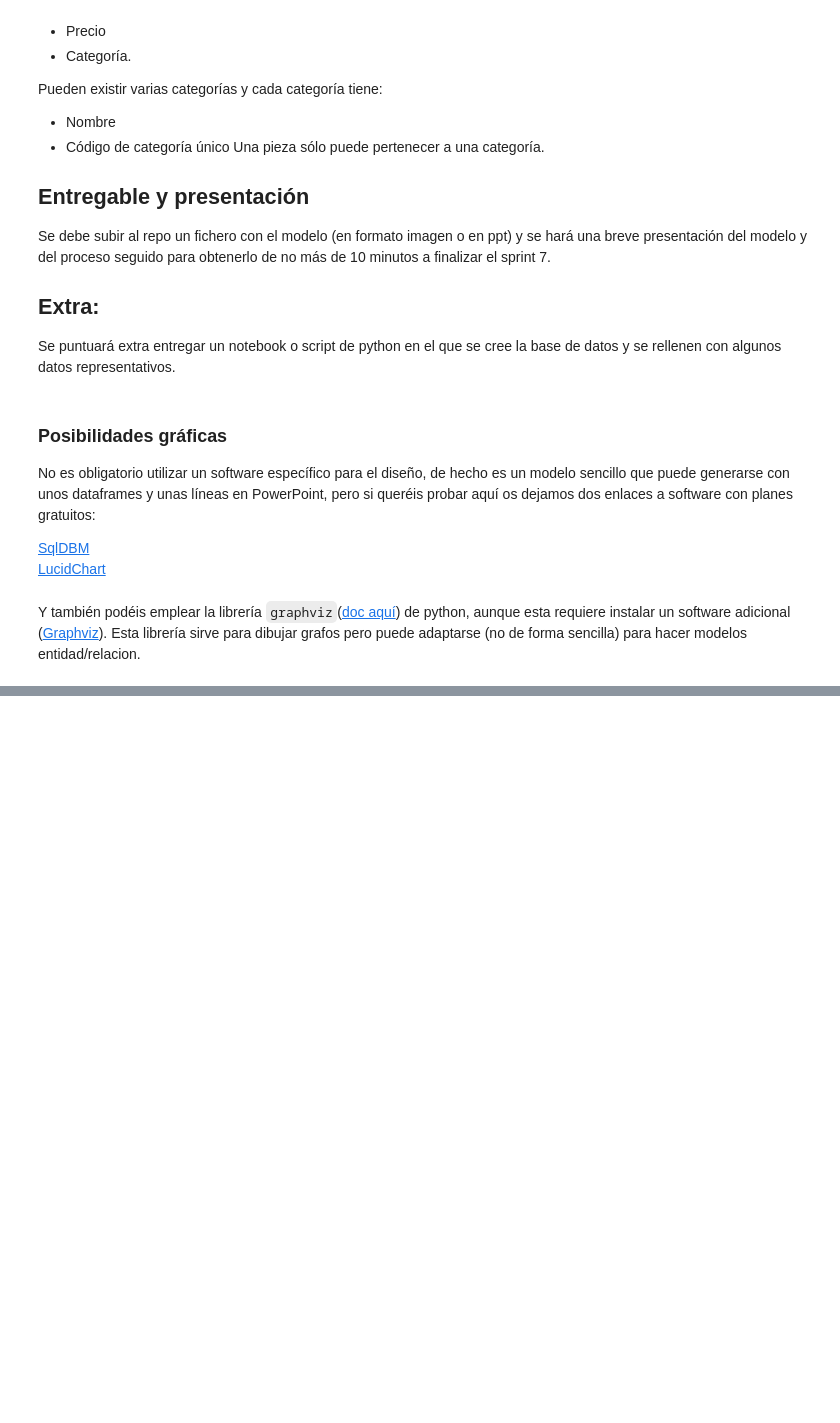
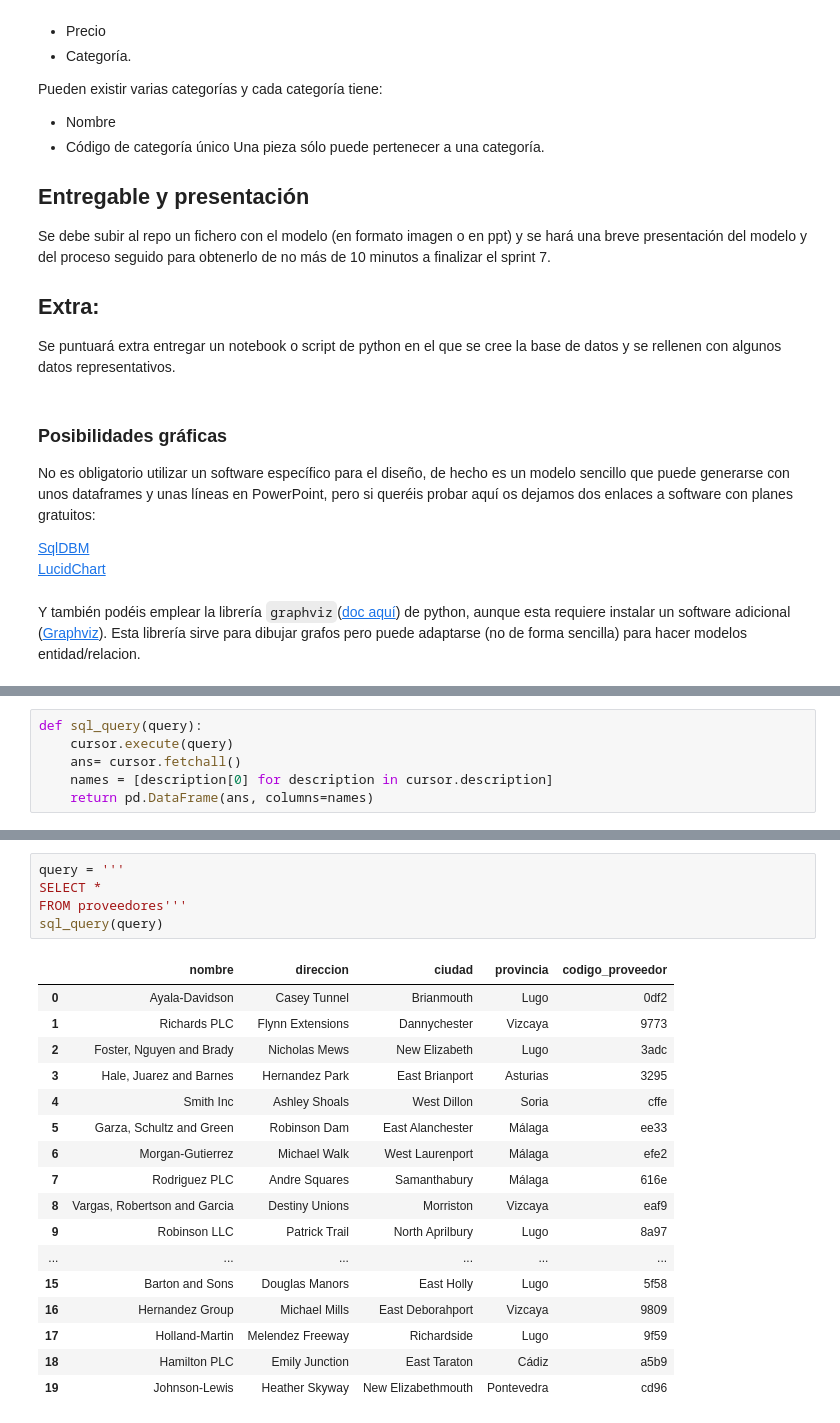
Before and after one commit to rukyflo/TheBridge_SQL_repository, a Jupyter notebook: Team_Challenge/Parte_II_Modelo_BD.ipynb, the cells around one changed output, grey strips where cells are left out. Saved outputs shown, nothing was run; the diff lists cells and outputs as text; blank space fills up the shorter version.

```diff
--- a/Team_Challenge/Parte_II_Modelo_BD.ipynb
+++ b/Team_Challenge/Parte_II_Modelo_BD.ipynb
@@ -171,3 +222,9 @@ df
+# %%
+def sql_query(query):
+    cursor.execute(query)
+    ans= cursor.fetchall()
+    names = [description[0] for description in cursor.description]
+    return pd.DataFrame(ans, columns=names)
 # %%
 conn = sqlite3.connect('./Data/ejercicio2.db')
 
@@ -197,0 +269,23 @@ conn.close()
+# %%
+query = '''
+SELECT *
+FROM proveedores'''
+sql_query(query)
+# %% [output]
+|  | nombre | direccion | ciudad | provincia | codigo_proveedor |
+| 0 | Ayala-Davidson | Casey Tunnel | Brianmouth | Lugo | 0df2 |
+| 1 | Richards PLC | Flynn Extensions | Dannychester | Vizcaya | 9773 |
+| 2 | Foster, Nguyen and Brady | Nicholas Mews | New Elizabeth | Lugo | 3adc |
+| 3 | Hale, Juarez and Barnes | Hernandez Park | East Brianport | Asturias | 3295 |
+| 4 | Smith Inc | Ashley Shoals | West Dillon | Soria | cffe |
+| 5 | Garza, Schultz and Green | Robinson Dam | East Alanchester | Málaga | ee33 |
+| 6 | Morgan-Gutierrez | Michael Walk | West Laurenport | Málaga | efe2 |
+| 7 | Rodriguez PLC | Andre Squares | Samanthabury | Málaga | 616e |
+| 8 | Vargas, Robertson and Garcia | Destiny Unions | Morriston | Vizcaya | eaf9 |
+| 9 | Robinson LLC | Patrick Trail | North Aprilbury | Lugo | 8a97 |
+| ... | ... | ... | ... | ... | ... |
+| 15 | Barton and Sons | Douglas Manors | East Holly | Lugo | 5f58 |
+| 16 | Hernandez Group | Michael Mills | East Deborahport | Vizcaya | 9809 |
+| 17 | Holland-Martin | Melendez Freeway | Richardside | Lugo | 9f59 |
+| 18 | Hamilton PLC | Emily Junction | East Taraton | Cádiz | a5b9 |
+| 19 | Johnson-Lewis | Heather Skyway | New Elizabethmouth | Pontevedra | cd96 |
```
Also changed, not shown: parts of 12 cells of this notebook, 1 other file.
